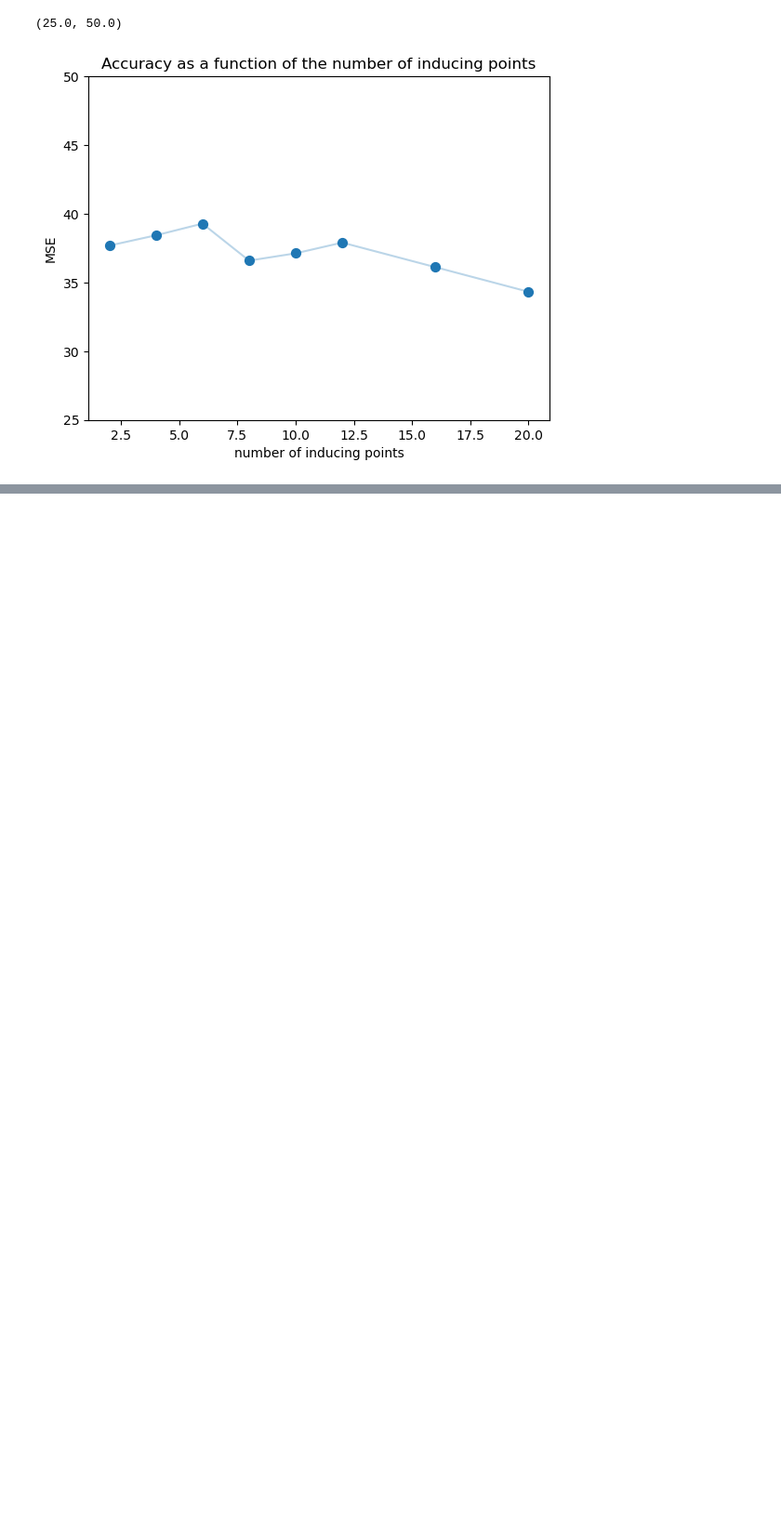
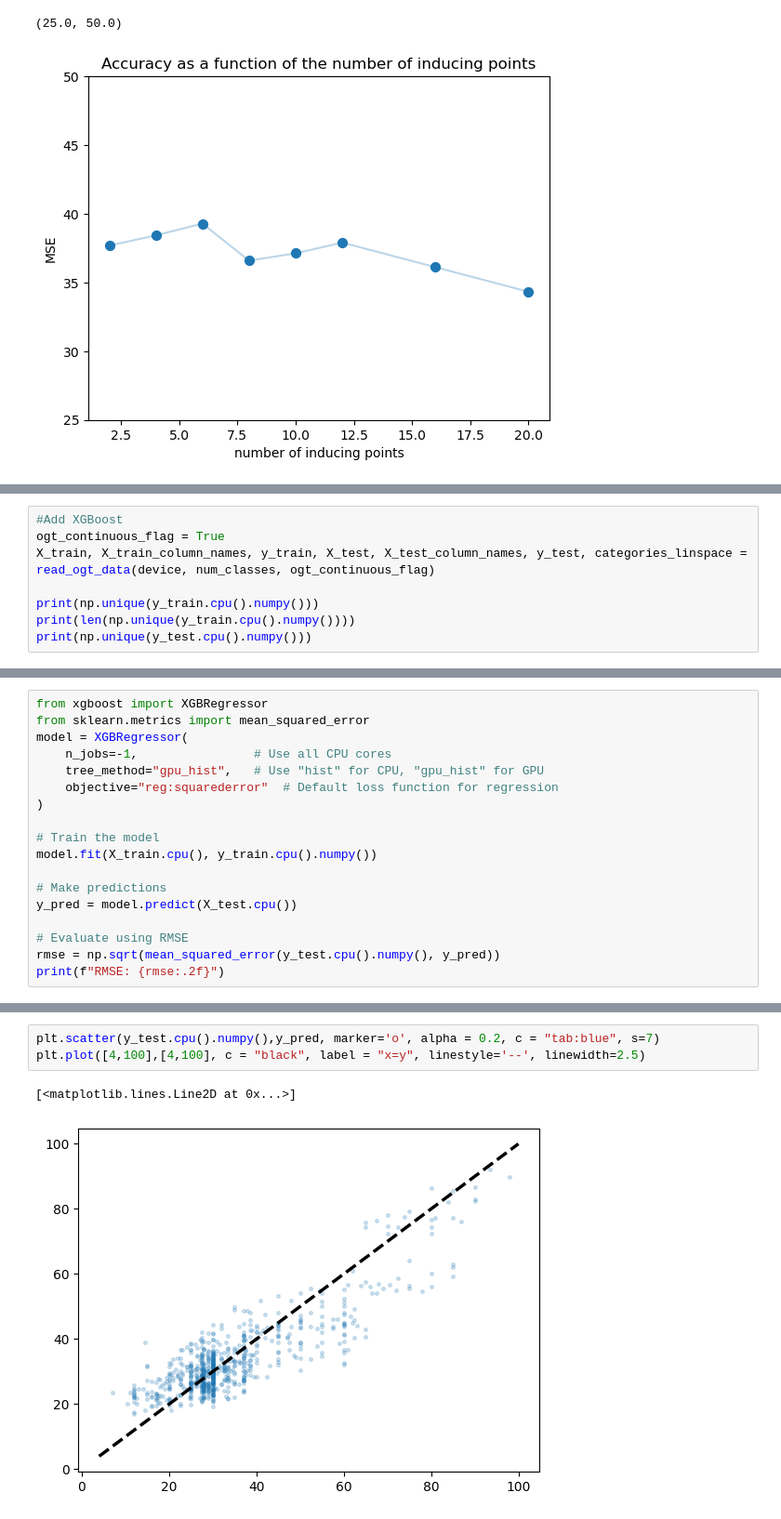
Before and after one commit to oist/gene-context, a Jupyter notebook: jupyter_notebooks/ogt_result_visualization.ipynb, the cells around one changed output, grey strips where cells are left out. Shown: that part at 93% size. Saved outputs shown, nothing was run; the diff lists cells and outputs as text; blank space fills up the shorter version.

Commit message:
xgboost ogt

```diff
--- a/jupyter_notebooks/ogt_result_visualization.ipynb
+++ b/jupyter_notebooks/ogt_result_visualization.ipynb
@@ -277,0 +293,8 @@ plt.ylim([25,50])
+# %%
+#Add XGBoost
+ogt_continuous_flag = True
+X_train, X_train_column_names, y_train, X_test, X_test_column_names, y_test, categories_linspace = read_ogt_data(device, num_classes, ogt_continuous_flag)
+
+print(np.unique(y_train.cpu().numpy()))
+print(len(np.unique(y_train.cpu().numpy())))
+print(np.unique(y_test.cpu().numpy()))
@@ -277,0 +335,18 @@ plt.ylim([25,50])
+# %%
+from xgboost import XGBRegressor
+from sklearn.metrics import mean_squared_error
+model = XGBRegressor(
+    n_jobs=-1,                # Use all CPU cores
+    tree_method="gpu_hist",   # Use "hist" for CPU, "gpu_hist" for GPU
+    objective="reg:squarederror"  # Default loss function for regression
+)
+
+# Train the model
+model.fit(X_train.cpu(), y_train.cpu().numpy())
+
+# Make predictions
+y_pred = model.predict(X_test.cpu())
+
+# Evaluate using RMSE
+rmse = np.sqrt(mean_squared_error(y_test.cpu().numpy(), y_pred))
+print(f"RMSE: {rmse:.2f}")
@@ -277,0 +361,6 @@ plt.ylim([25,50])
+# %%
+plt.scatter(y_test.cpu().numpy(),y_pred, marker='o', alpha = 0.2, c = "tab:blue", s=7)
+plt.plot([4,100],[4,100], c = "black", label = "x=y", linestyle='--', linewidth=2.5)
+# %% [output]
+[<matplotlib.lines.Line2D at 0x...>]
+[figure, added]
```
Also changed, not shown: parts of 7 cells of this notebook, 1 other file.
